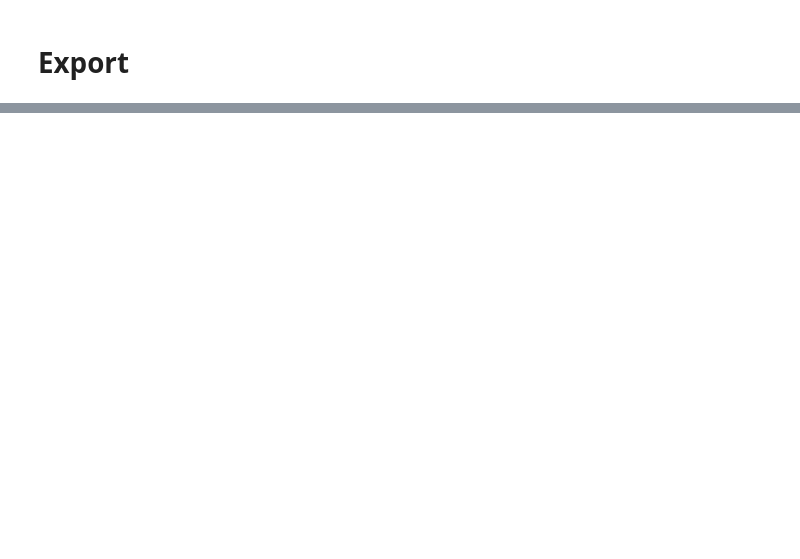
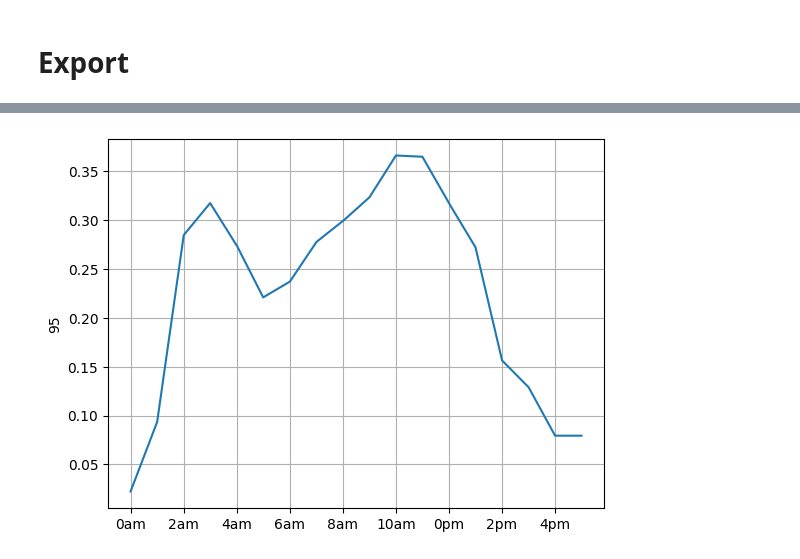
Before and after one commit to zander-holleran/mesa_lcc_model, a Jupyter notebook: notebooks/other_notebooks/vehicle_counts_processing.ipynb, the cells around one changed output, grey strips where cells are left out. Saved outputs shown, nothing was run; the diff lists cells and outputs as text; code cells hidden in the pictures; blank space fills up the shorter version.

```diff
--- a/notebooks/other_notebooks/vehicle_counts_processing.ipynb
+++ b/notebooks/other_notebooks/vehicle_counts_processing.ipynb
@@ -144,0 +192,15 @@ sns.lineplot(expected_counts_seconds[50])
+# %%
+from matplotlib.ticker import FuncFormatter
+
+# Plot the lineplot
+sns.lineplot(expected_counts_seconds[95])
+
+# Format the x-axis to display hours
+ax = plt.gca()
+ax.xaxis.set_major_formatter(FuncFormatter(lambda x, _: f"{int(x // 3600)}am" if x // 3600 < 12 else f"{int(x // 3600 - 12)}pm"))
+ax.xaxis.set_major_locator(MultipleLocator(7200))  # Show every other hour (2-hour intervals)
+
+plt.grid()
+plt.show()
+# %% [output]
+[figure, added]
```
Also changed, not shown: parts of 10 cells of this notebook, 11 other files.
